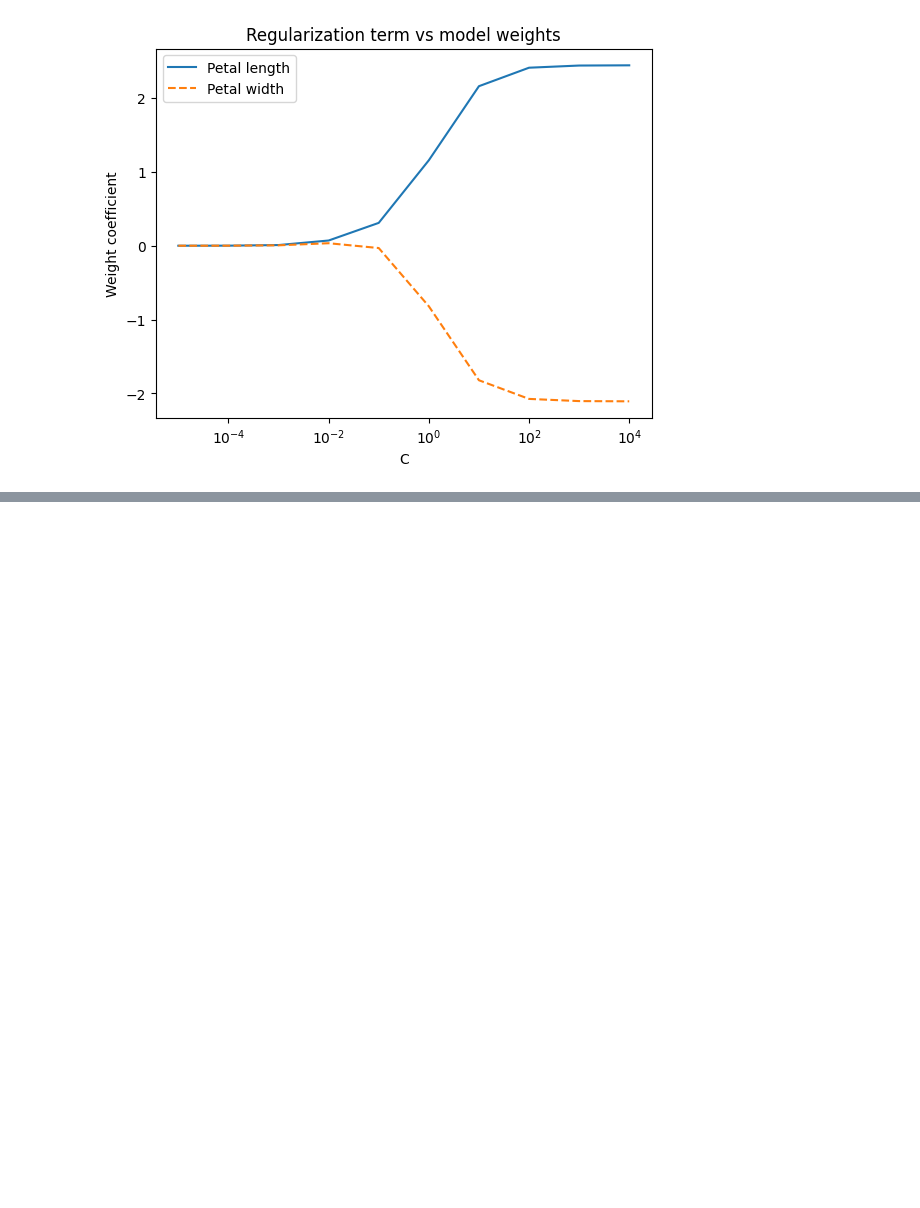
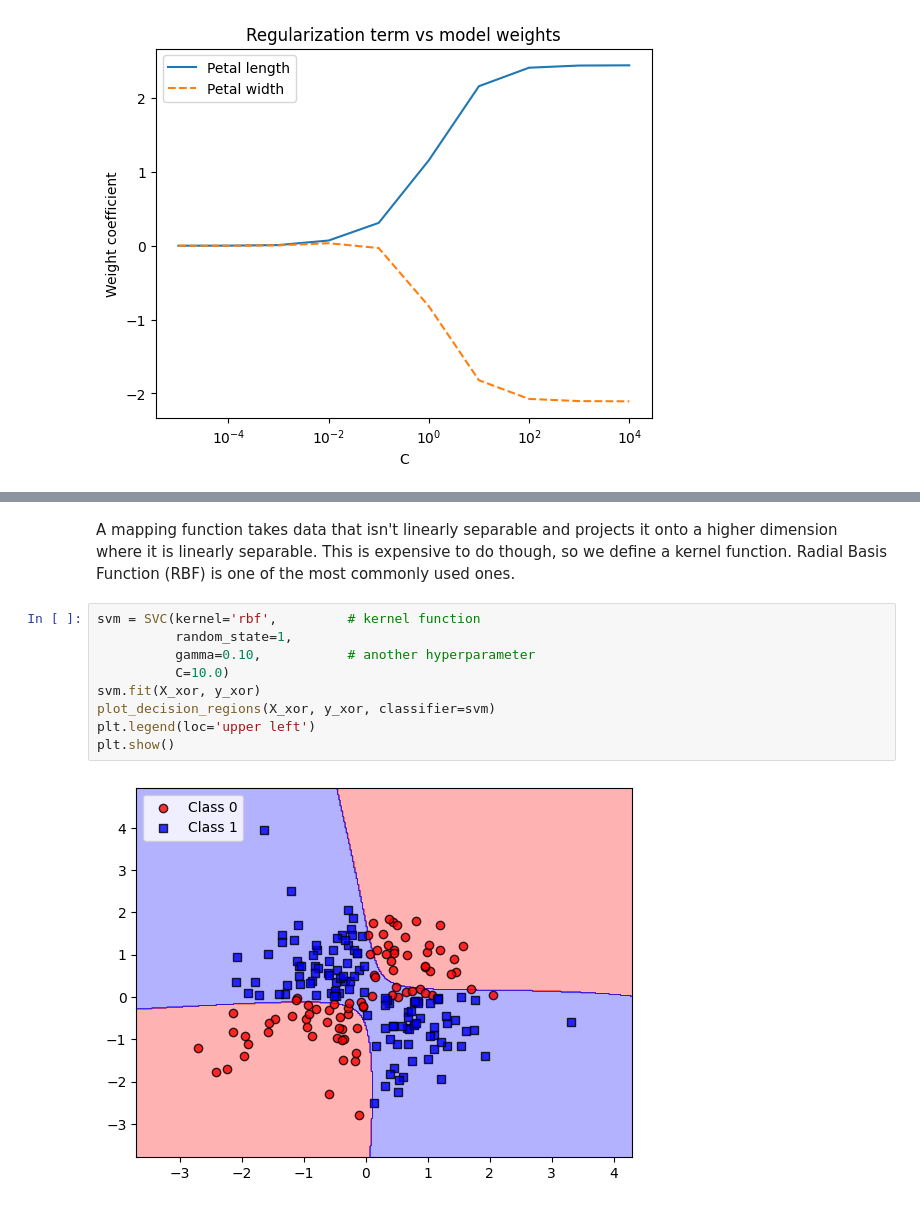
Before and after one commit to siddiskid/AI, a Jupyter notebook: chapter3.ipynb, the cells around one changed output, grey strips where cells are left out. Saved outputs shown, nothing was run; the diff lists cells and outputs as text; blank space fills up the shorter version.

```diff
--- a/chapter3.ipynb
+++ b/chapter3.ipynb
@@ -251,0 +286,13 @@ plt.show()
+# %% [markdown]
+A mapping function takes data that isn't linearly separable and projects it onto a higher dimension where it is linearly separable. This is expensive to do though, so we define a kernel function. Radial Basis Function (RBF) is one of the most commonly used ones.
+# %%
+svm = SVC(kernel='rbf',         # kernel function
+          random_state=1,
+          gamma=0.10,           # another hyperparameter
+          C=10.0)
+svm.fit(X_xor, y_xor)
+plot_decision_regions(X_xor, y_xor, classifier=svm)
+plt.legend(loc='upper left')
+plt.show()
+# %% [output]
+[figure, added]
```
Also changed, not shown: parts of 30 cells of this notebook.
